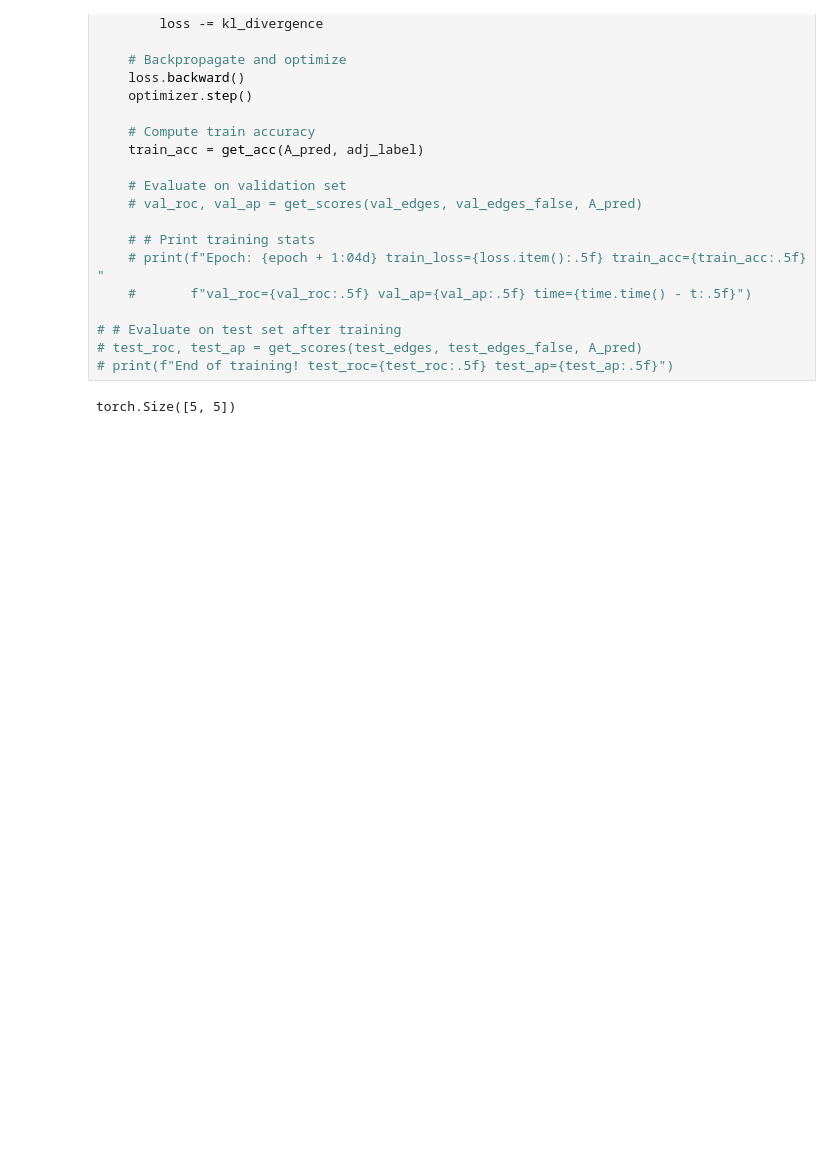
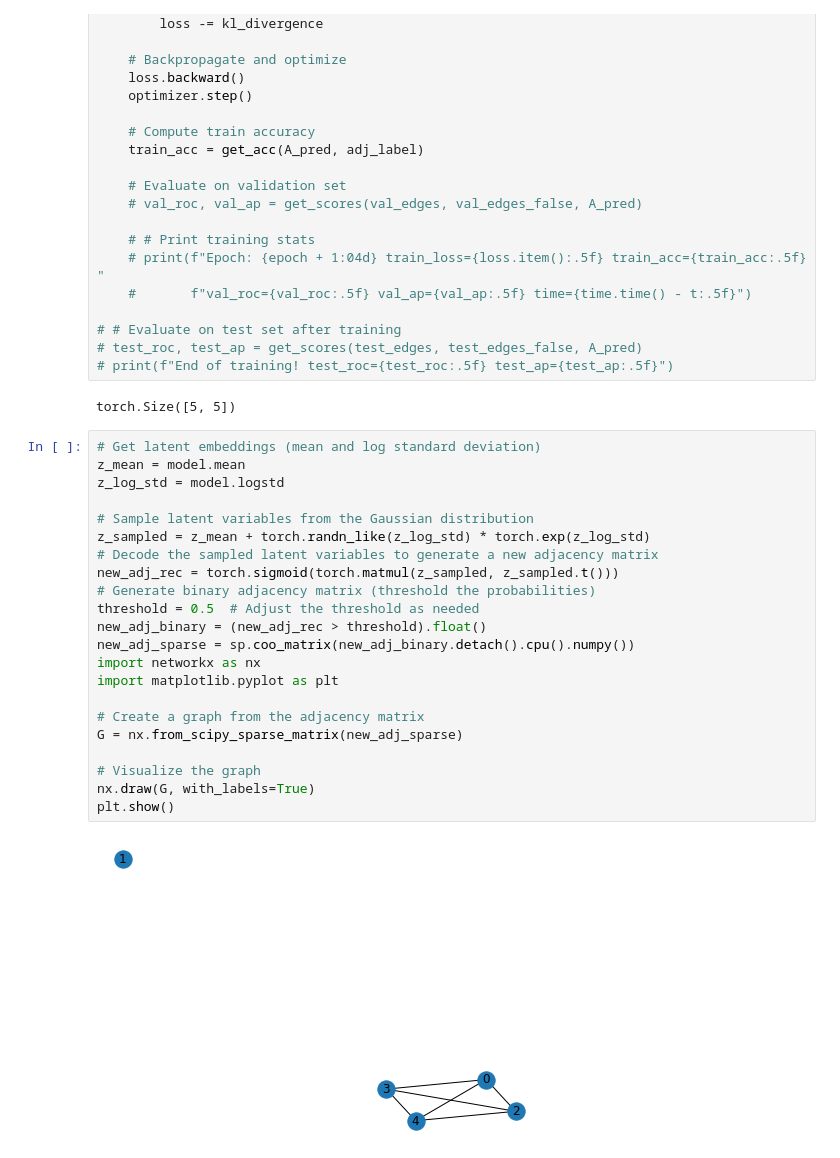
Before and after one commit to huangderful/hrwgnn, a Jupyter notebook: richard_main.ipynb, the cells around one changed output. Drawn from its saved outputs; the diff is of its cells as text; blank space fills up the shorter version.

Commit message:
vgae the very first graph

```diff
--- a/richard_main.ipynb
+++ b/richard_main.ipynb
@@ -589,6 +846,30 @@ for epoch in range(vgae_args.num_epoch):
 # print(f"End of training! test_roc={test_roc:.5f} test_ap={test_ap:.5f}")
 # %% [output]
 torch.Size([5, 5])
+# %%
+# Get latent embeddings (mean and log standard deviation)
+z_mean = model.mean
+z_log_std = model.logstd
+
+# Sample latent variables from the Gaussian distribution
+z_sampled = z_mean + torch.randn_like(z_log_std) * torch.exp(z_log_std)
+# Decode the sampled latent variables to generate a new adjacency matrix
+new_adj_rec = torch.sigmoid(torch.matmul(z_sampled, z_sampled.t()))
+# Generate binary adjacency matrix (threshold the probabilities)
+threshold = 0.5  # Adjust the threshold as needed
+new_adj_binary = (new_adj_rec > threshold).float()
+new_adj_sparse = sp.coo_matrix(new_adj_binary.detach().cpu().numpy())
+import networkx as nx
+import matplotlib.pyplot as plt
+
+# Create a graph from the adjacency matrix
+G = nx.from_scipy_sparse_matrix(new_adj_sparse)
+
+# Visualize the graph
+nx.draw(G, with_labels=True)
+plt.show()
+# %% [output]
+[figure, added]
 # %%
 import matplotlib.pyplot as plt
 import networkx as nx
```
Also changed, not shown: parts of 7 cells of this notebook, 2 other files.
